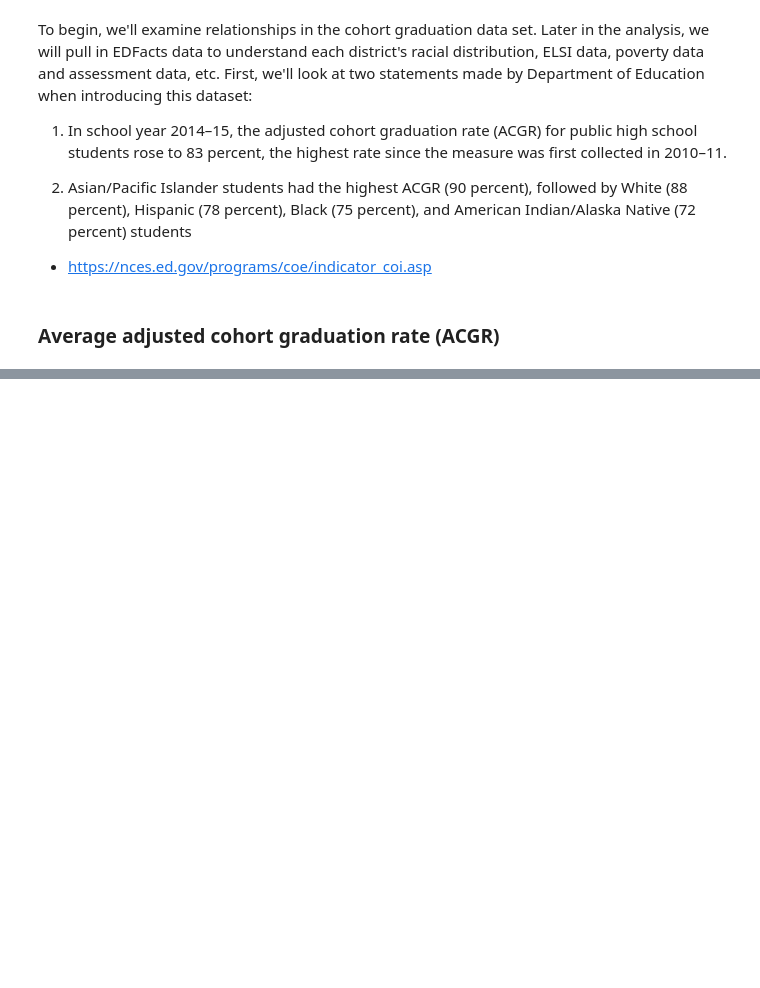
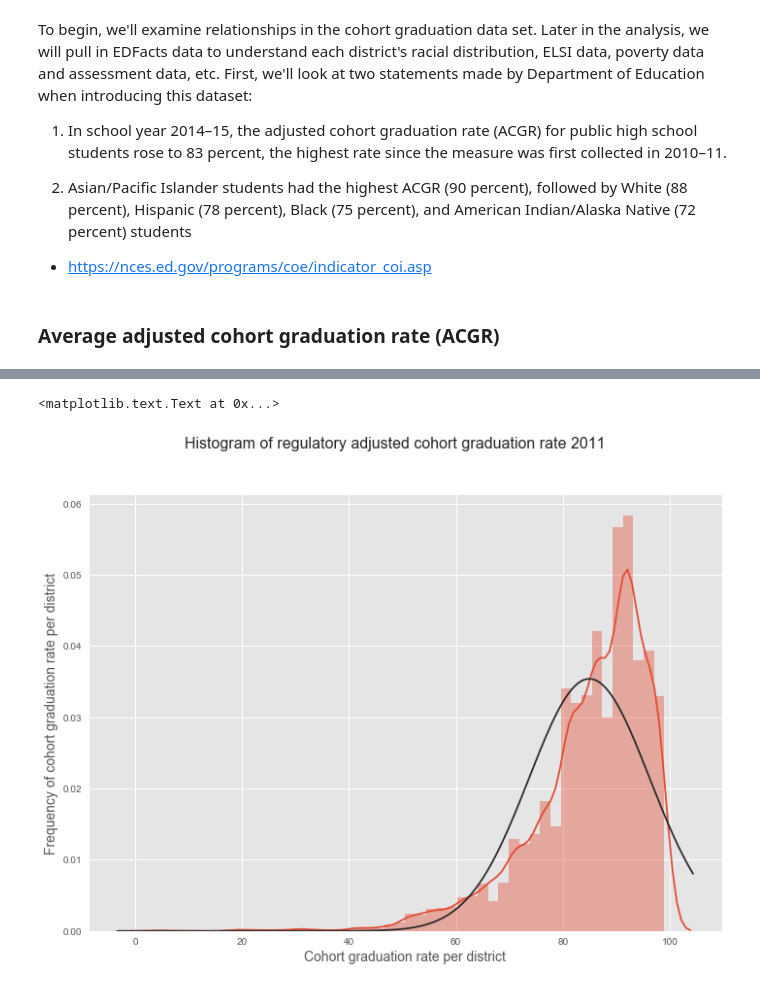
Before and after one commit to msubhabrata3/high-school-graduation-rate, a Jupyter notebook: high-school-dropout-case-study.ipynb, the cells around one changed output, grey strips where cells are left out. Drawn from its saved outputs; the diff is of its cells as text; code cells hidden in the pictures; blank space fills up the shorter version.

```diff
--- a/high-school-dropout-case-study.ipynb
+++ b/high-school-dropout-case-study.ipynb
@@ -18,9 +18,11 @@ import matplotlib
 import seaborn as sns
 sns.set_style(style='white')
 
+import matplotlib.pyplot as plt
+plt.style.use('ggplot')
+
 import statsmodels as sm
 from scipy import stats
-import matplotlib.pyplot as plt
 from statsmodels.stats.weightstats import ztest
 import geopandas as gpd
 import pysal
@@ -28,5 +30,17 @@ import pysal
 from sklearn import datasets, linear_model
 from sklearn.model_selection import train_test_split
 from matplotlib import pyplot as plt
+
+class color:
+   PURPLE = '\033[95m'
+   CYAN = '\033[96m'
+   DARKCYAN = '\033[36m'
+   BLUE = '\033[94m'
+   GREEN = '\033[92m'
+   YELLOW = '\033[93m'
+   RED = '\033[91m'
+   BOLD = '\033[1m'
+   UNDERLINE = '\033[4m'
+   END = '\033[0m'
 # %% [output]
 Populating the interactive namespace from numpy and matplotlib
@@ -648,0 +291,14 @@ ax.set_title('Adjusted cohort graduation rate for ALABAMA', fontsize = 14, fontw
+# %%
+from scipy.stats import norm
+
+a4_dims = (11.7, 8.27)
+fig, ax = pyplot.subplots(figsize=a4_dims)
+sns.distplot(acgr2011['ALLP'], fit=norm, kde=True)
+
+fig.suptitle("Histogram of regulatory adjusted cohort graduation rate 2011", fontsize = 16)
+
+plt.xlabel('Cohort graduation rate per district', fontsize=14)
+plt.ylabel('Frequency of cohort graduation rate per district', fontsize=14)
+# %% [output]
+<matplotlib.text.Text at 0x...>
+[figure, added]
```
Also changed, not shown: parts of 64 cells of this notebook.
